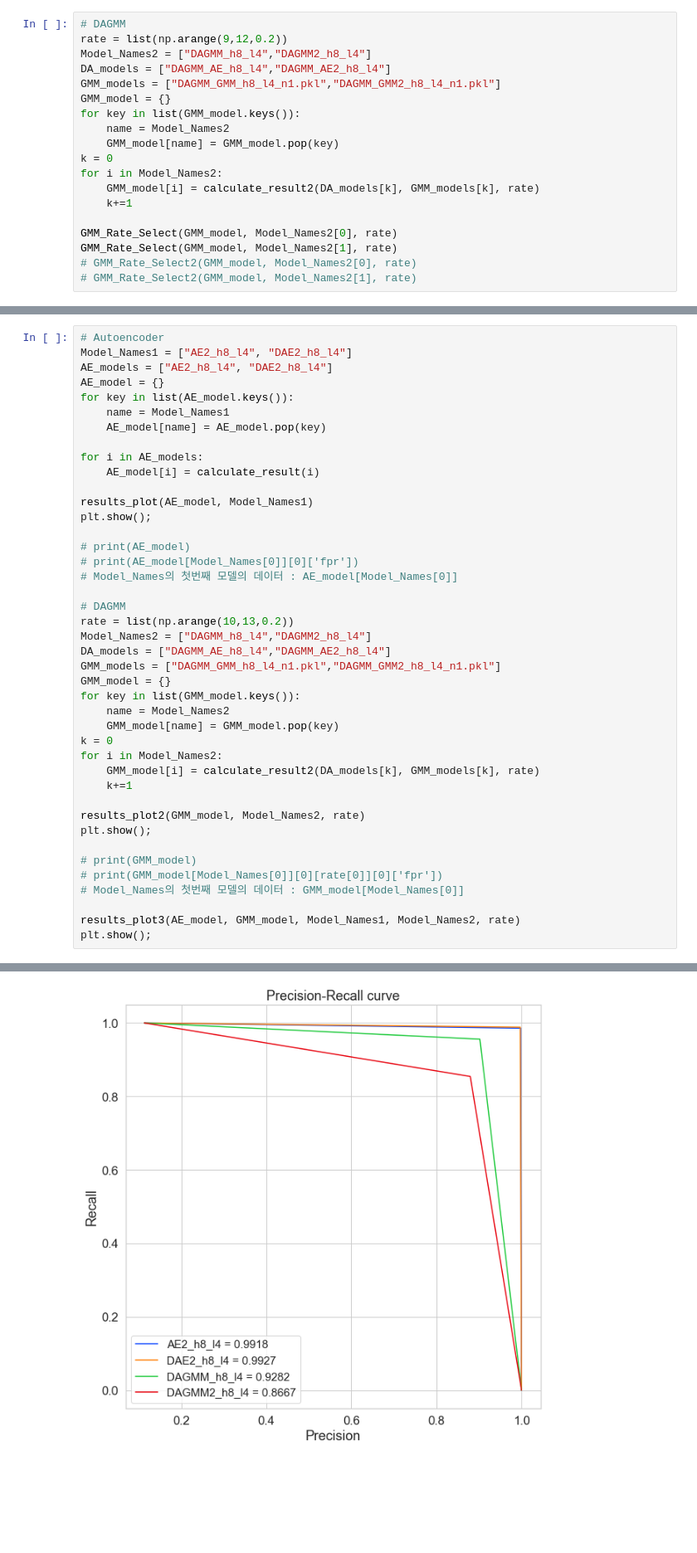
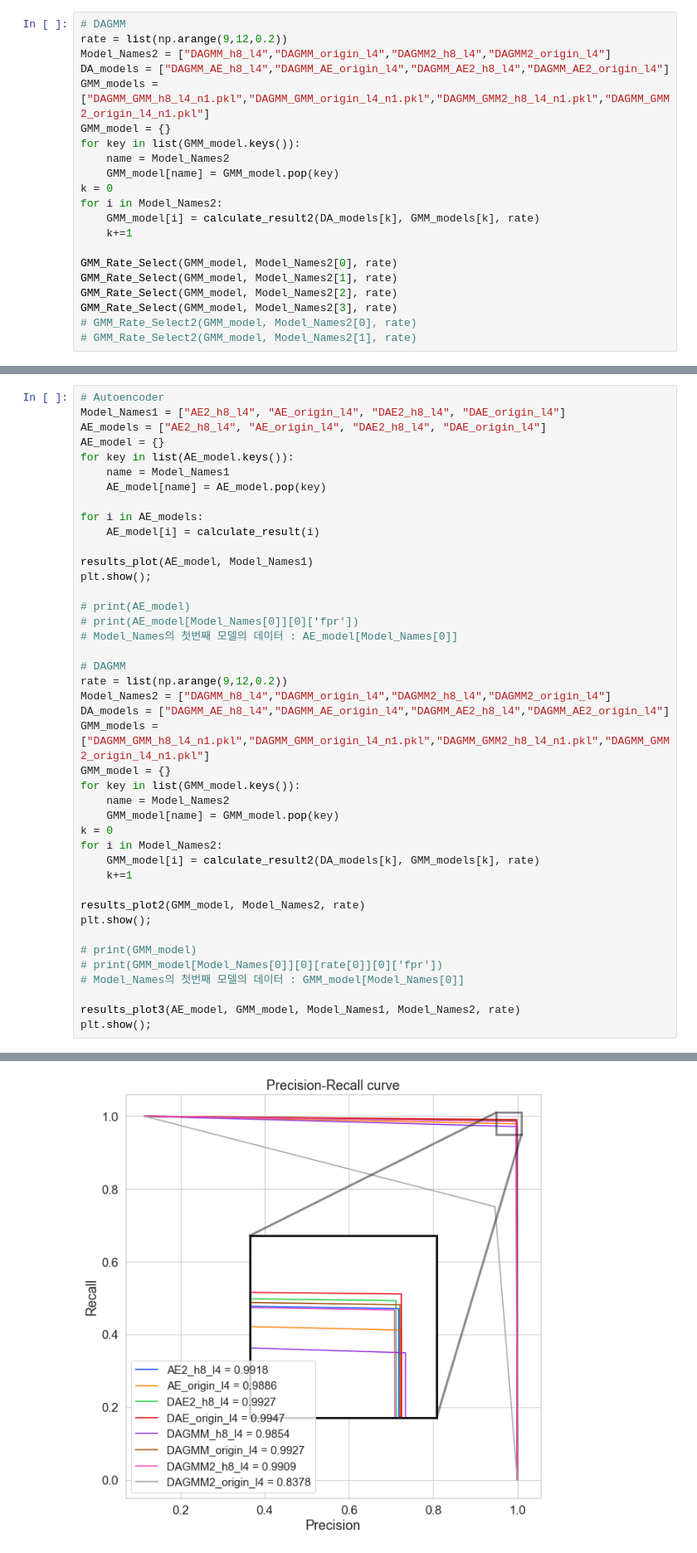
Before and after one commit to 98uranus/Autoencoder, a Jupyter notebook: Performance_graph2.ipynb, the cells around one changed output, grey strips where cells are left out. Shown at 83% size. Drawn from its saved outputs; the diff is of its cells as text; blank space fills up the shorter version.

```diff
--- a/Performance_graph2.ipynb
+++ b/Performance_graph2.ipynb
@@ -321,9 +330,9 @@ def GMM_Rate_Select2(GMM_model, Model_Names2, rate):
 # %%
 # DAGMM
 rate = list(np.arange(9,12,0.2))
-Model_Names2 = ["DAGMM_h8_l4","DAGMM2_h8_l4"]
-DA_models = ["DAGMM_AE_h8_l4","DAGMM_AE2_h8_l4"]
-GMM_models = ["DAGMM_GMM_h8_l4_n1.pkl","DAGMM_GMM2_h8_l4_n1.pkl"]
+Model_Names2 = ["DAGMM_h8_l4","DAGMM_origin_l4","DAGMM2_h8_l4","DAGMM2_origin_l4"]
+DA_models = ["DAGMM_AE_h8_l4","DAGMM_AE_origin_l4","DAGMM_AE2_h8_l4","DAGMM_AE2_origin_l4"]
+GMM_models = ["DAGMM_GMM_h8_l4_n1.pkl","DAGMM_GMM_origin_l4_n1.pkl","DAGMM_GMM2_h8_l4_n1.pkl","DAGMM_GMM2_origin_l4_n1.pkl"]
 GMM_model = {}
 for key in list(GMM_model.keys()):
     name = Model_Names2
@@ -335,6 +344,8 @@ for i in Model_Names2:
 
 GMM_Rate_Select(GMM_model, Model_Names2[0], rate)
 GMM_Rate_Select(GMM_model, Model_Names2[1], rate)
+GMM_Rate_Select(GMM_model, Model_Names2[2], rate)
+GMM_Rate_Select(GMM_model, Model_Names2[3], rate)
 # GMM_Rate_Select2(GMM_model, Model_Names2[0], rate)
 # GMM_Rate_Select2(GMM_model, Model_Names2[1], rate)
 # %% [output]
@@ -343,7 +356,7 @@ GMM_Rate_Select(GMM_model, Model_Names2[1], rate)
 # %%
 # Autoencoder
-Model_Names1 = ["AE2_h8_l4", "DAE2_h8_l4"]
-AE_models = ["AE2_h8_l4", "DAE2_h8_l4"]
+Model_Names1 = ["AE2_h8_l4", "AE_origin_l4", "DAE2_h8_l4", "DAE_origin_l4"]
+AE_models = ["AE2_h8_l4", "AE_origin_l4", "DAE2_h8_l4", "DAE_origin_l4"]
 AE_model = {}
 for key in list(AE_model.keys()):
     name = Model_Names1
@@ -360,10 +373,10 @@ plt.show();
 # Model_Names의 첫번째 모델의 데이터 : AE_model[Model_Names[0]]
 
 # DAGMM
-rate = list(np.arange(10,13,0.2))
-Model_Names2 = ["DAGMM_h8_l4","DAGMM2_h8_l4"]
-DA_models = ["DAGMM_AE_h8_l4","DAGMM_AE2_h8_l4"]
-GMM_models = ["DAGMM_GMM_h8_l4_n1.pkl","DAGMM_GMM2_h8_l4_n1.pkl"]
+rate = list(np.arange(9,12,0.2))
+Model_Names2 = ["DAGMM_h8_l4","DAGMM_origin_l4","DAGMM2_h8_l4","DAGMM2_origin_l4"]
+DA_models = ["DAGMM_AE_h8_l4","DAGMM_AE_origin_l4","DAGMM_AE2_h8_l4","DAGMM_AE2_origin_l4"]
+GMM_models = ["DAGMM_GMM_h8_l4_n1.pkl","DAGMM_GMM_origin_l4_n1.pkl","DAGMM_GMM2_h8_l4_n1.pkl","DAGMM_GMM2_origin_l4_n1.pkl"]
 GMM_model = {}
 for key in list(GMM_model.keys()):
     name = Model_Names2
@@ -392 +409 @@ plt.show();
-[figure, old version]
+[figure, new version]
```
Also changed, not shown: parts of 3 cells of this notebook, 48 other files.
